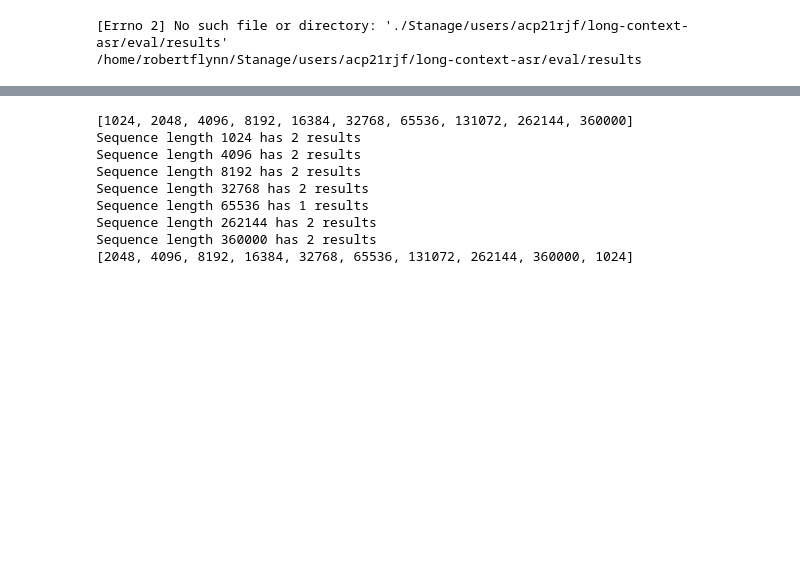
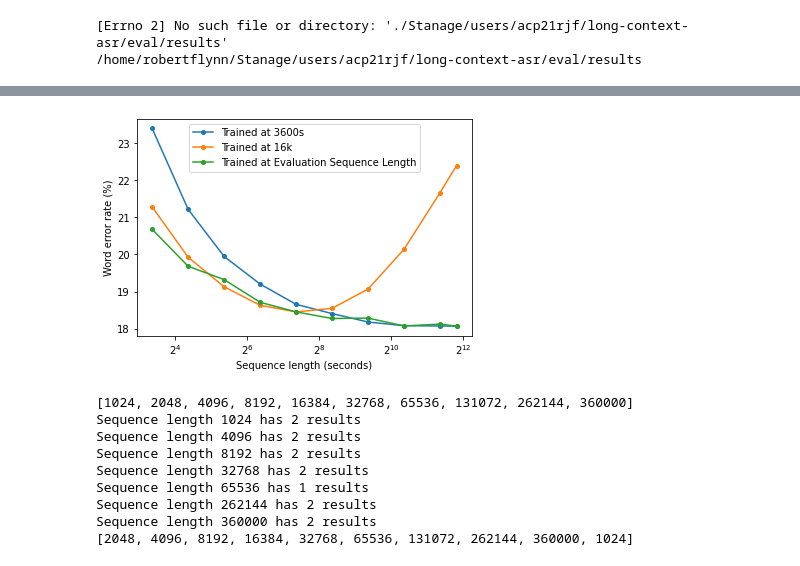
Before and after one commit to robflynnyh/long-context-asr, a Jupyter notebook: eval/results/eval.ipynb, the cells around one changed output, grey strips where cells are left out. Drawn from its saved outputs; the diff is of its cells as text; code cells hidden in the pictures; blank space fills up the shorter version.

```diff
--- a/eval/results/eval.ipynb
+++ b/eval/results/eval.ipynb
@@ -95,3 +67,31 @@ NameError: name 'csv1' is not defined
+# %%
+rb = pd.read_csv('evals_rb.csv')
+rb_360k = pd.read_csv('evals_rb_seqlen.csv')
+rb_16k = pd.read_csv('evals_rb_seqlen_16384.csv')
+
+seqs = sorted(list(set(rb_360k.seq_len)))
+wers = [rb_360k.loc[rb_360k['seq_len'] == seq]['wer'].mean() for seq in seqs] + [rb.loc[rb['dataset'] == 'earnings22'].loc[rb['split'] == 'test'].loc[rb['seq_len'] == 360000].wer.mean()]
+seqs = seqs + [360000]
+wers_train = [rb.loc[rb['dataset'] == 'earnings22'].loc[rb['split'] == 'test'].loc[rb['seq_len'] == seq]['wer'].mean() for seq in seqs]
+
+seqs_16k = sorted(list(set(rb_16k.seq_len)))
+wers_16k = [rb_16k.loc[rb_16k['seq_len'] == seq]['wer'].mean() for seq in seqs_16k]
+
+# log scale
+plt.xscale('log', basex=2)
+plt.plot([el/100 for el in seqs], [el*100 for el in wers], label='Trained at 3600s', marker='o', markersize=4)
+plt.plot([el/100 for el in seqs_16k], [el*100 for el in wers_16k], label='Trained at 16k', marker='o', markersize=4)
+plt.plot([el/100 for el in seqs], [el*100 for el in wers_train], label='Trained at Evaluation Sequence Length', marker='o', markersize=4)
+
+# limit y axis
+#plt.ylim(18, 20.8)
+plt.xlabel('Sequence length (seconds)')
+plt.ylabel('Word error rate (%)')
+plt.legend()
+plt.savefig('seq_len_interpolation.pdf', bbox_inches='tight')
+plt.show()
+# %% [output]
+[figure, added]
 # %%
 csv1 = pd.read_csv('evals_fourier_pos_spec1.csv', sep=',')
 csv2 = pd.read_csv('evals_fourier_pos.csv', sep=',')
```
Also changed, not shown: parts of 25 cells of this notebook, 38 other files.
